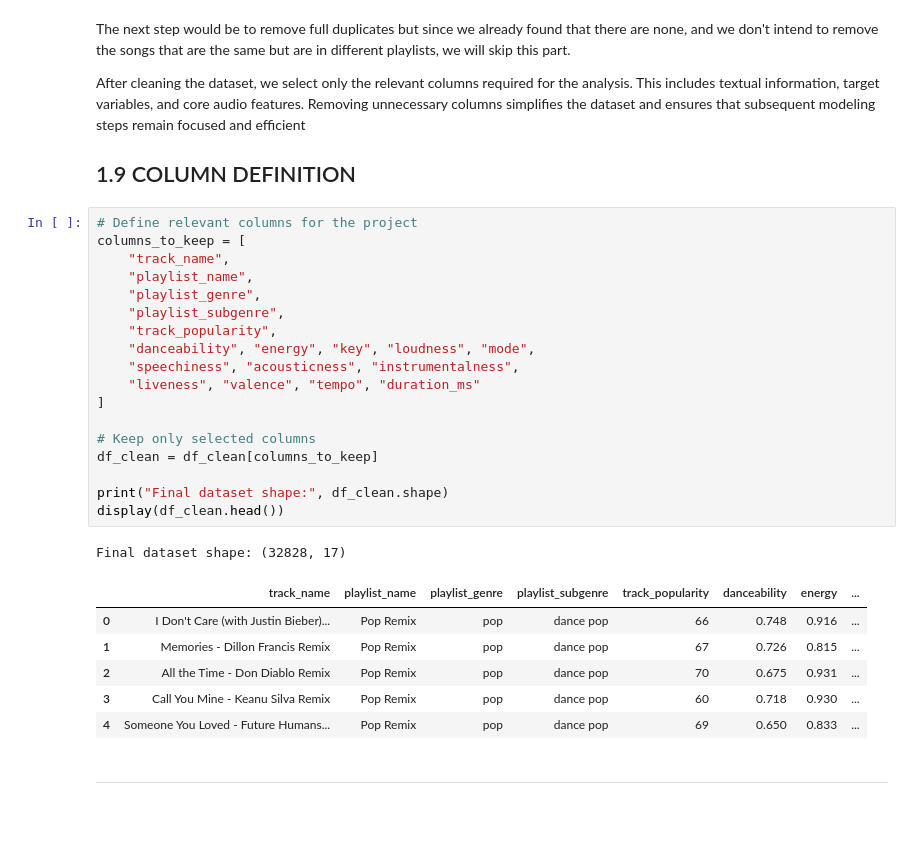
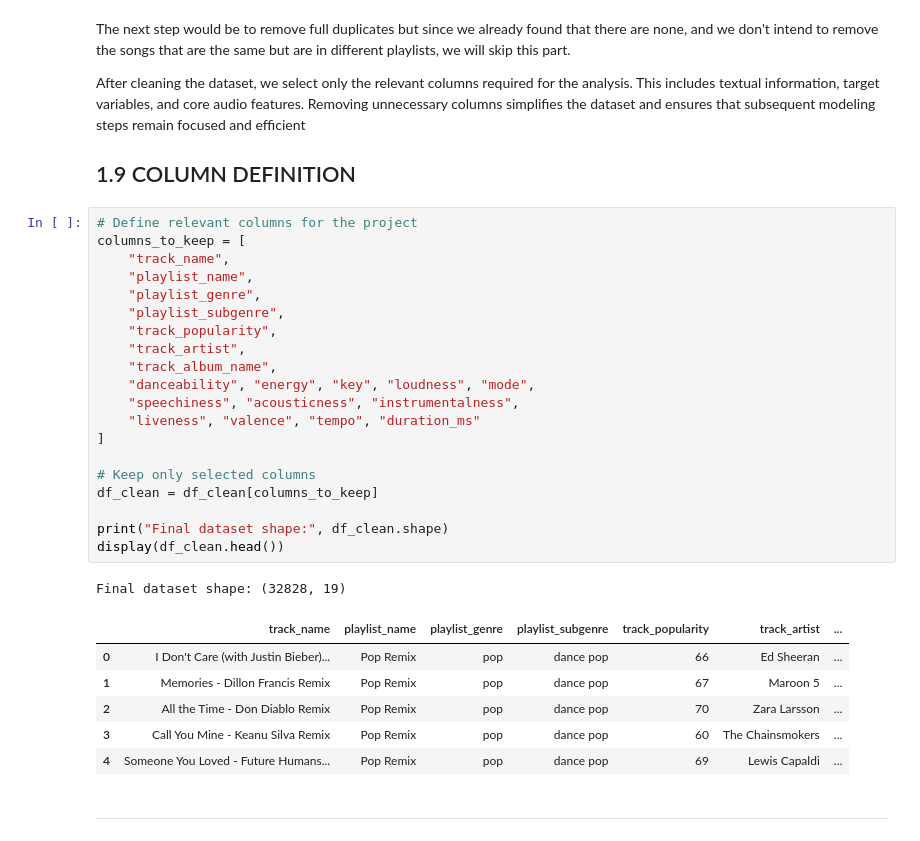
Before and after one commit to zoemekin/AI-ML, a Jupyter notebook: FINAL_VER.ipynb, the cells around one changed output. Cells and saved outputs as stored; diff of their text form.

```diff
--- a/FINAL_VER.ipynb
+++ b/FINAL_VER.ipynb
@@ -338,29 +286,31 @@ After cleaning the dataset, we select only the relevant columns required for the
 # %%
 # Define relevant columns for the project
 columns_to_keep = [
     "track_name",
     "playlist_name",
     "playlist_genre",
     "playlist_subgenre",
     "track_popularity",
+    "track_artist",
+    "track_album_name",
     "danceability", "energy", "key", "loudness", "mode",
     "speechiness", "acousticness", "instrumentalness",
     "liveness", "valence", "tempo", "duration_ms"
 ]
 
 # Keep only selected columns
 df_clean = df_clean[columns_to_keep]
 
 print("Final dataset shape:", df_clean.shape)
 display(df_clean.head())
 # %% [output]
-Final dataset shape: (32828, 17)
+Final dataset shape: (32828, 19)
-|  | track_name | playlist_name | playlist_genre | playlist_subgenre | track_popularity | danceability | energy | ... |
-| 0 | I Don't Care (with Justin Bieber)... | Pop Remix | pop | dance pop | 66 | 0.748 | 0.916 | ... |
-| 1 | Memories - Dillon Francis Remix | Pop Remix | pop | dance pop | 67 | 0.726 | 0.815 | ... |
-| 2 | All the Time - Don Diablo Remix | Pop Remix | pop | dance pop | 70 | 0.675 | 0.931 | ... |
-| 3 | Call You Mine - Keanu Silva Remix | Pop Remix | pop | dance pop | 60 | 0.718 | 0.930 | ... |
-| 4 | Someone You Loved - Future Humans... | Pop Remix | pop | dance pop | 69 | 0.650 | 0.833 | ... |
+|  | track_name | playlist_name | playlist_genre | playlist_subgenre | track_popularity | track_artist | ... |
+| 0 | I Don't Care (with Justin Bieber)... | Pop Remix | pop | dance pop | 66 | Ed Sheeran | ... |
+| 1 | Memories - Dillon Francis Remix | Pop Remix | pop | dance pop | 67 | Maroon 5 | ... |
+| 2 | All the Time - Don Diablo Remix | Pop Remix | pop | dance pop | 70 | Zara Larsson | ... |
+| 3 | Call You Mine - Keanu Silva Remix | Pop Remix | pop | dance pop | 60 | The Chainsmokers | ... |
+| 4 | Someone You Loved - Future Humans... | Pop Remix | pop | dance pop | 69 | Lewis Capaldi | ... |
 # %% [markdown]
 ---
 # %% [markdown]
```
Also changed, not shown: parts of 48 cells of this notebook.
